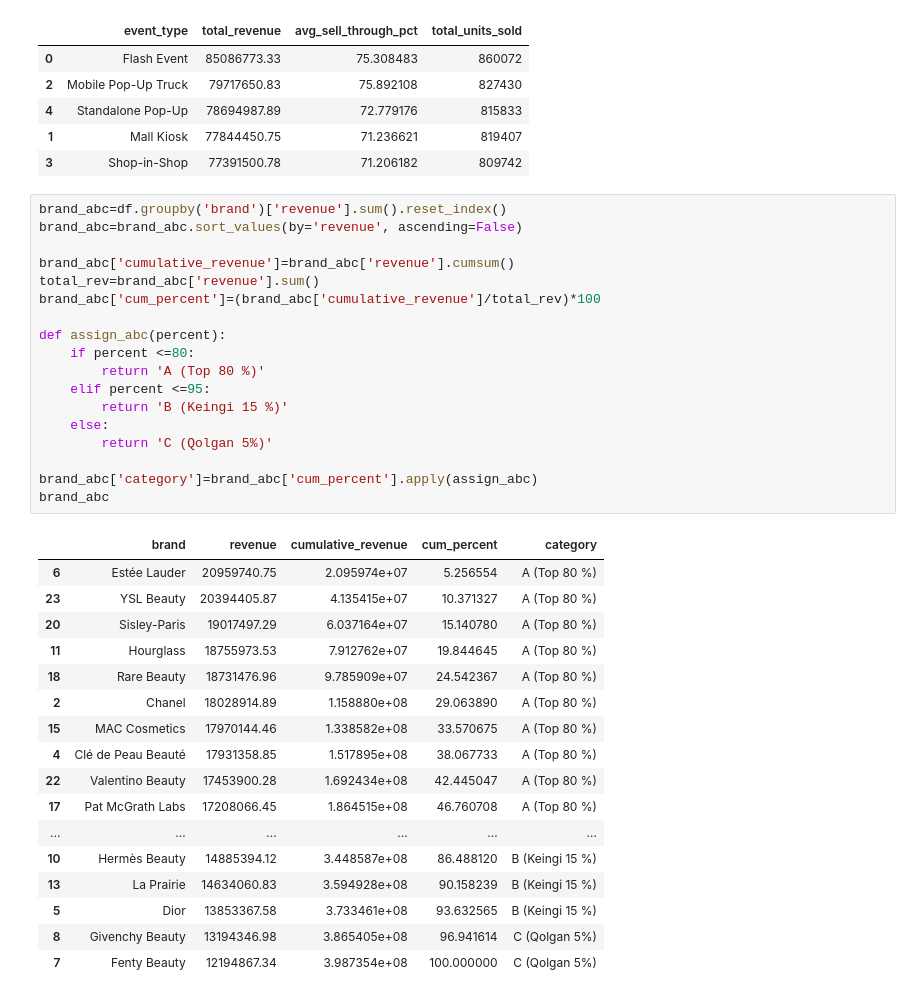
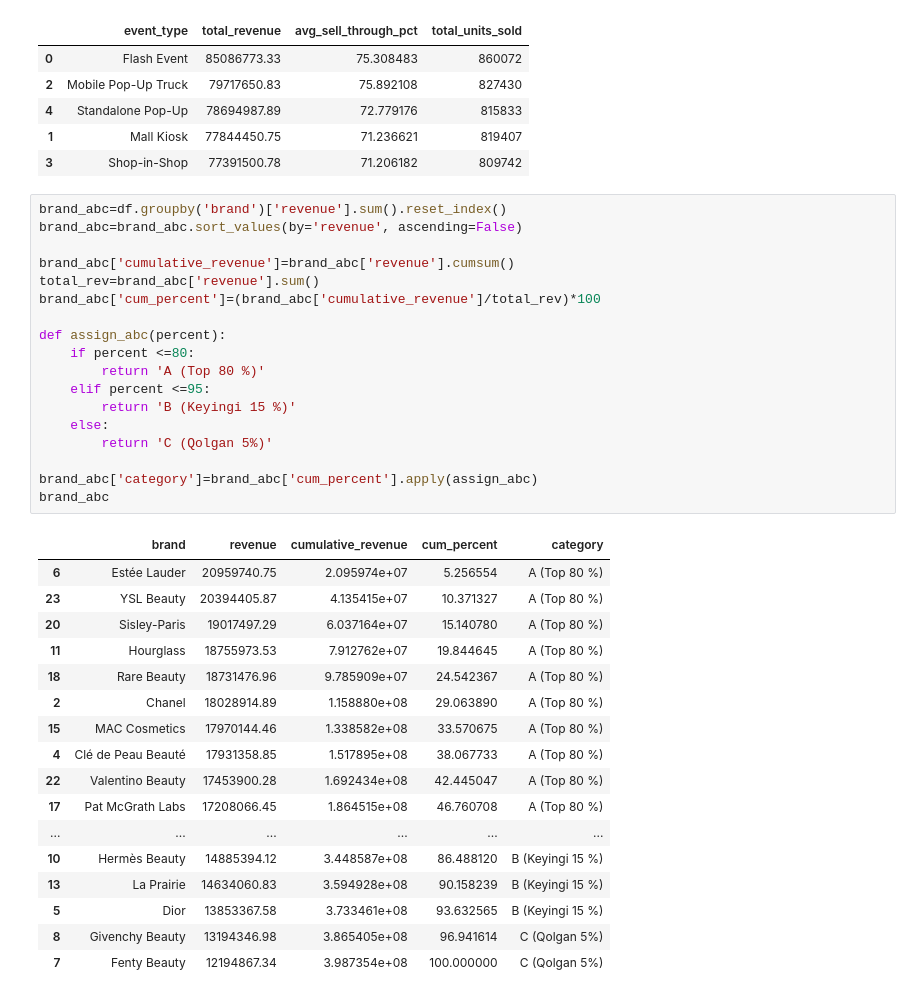
Before and after one commit to hatima-data/Luxury_cosmetics_analysis, a Jupyter notebook: luxury_cosmetics.ipynb, the cells around one changed output. Saved outputs shown, nothing was run; the diff lists cells and outputs as text.

```diff
--- a/luxury_cosmetics.ipynb
+++ b/luxury_cosmetics.ipynb
@@ -255,36 +284,36 @@ event_analysis
 # %%
 brand_abc=df.groupby('brand')['revenue'].sum().reset_index()
 brand_abc=brand_abc.sort_values(by='revenue', ascending=False)
 
 brand_abc['cumulative_revenue']=brand_abc['revenue'].cumsum()
 total_rev=brand_abc['revenue'].sum()
 brand_abc['cum_percent']=(brand_abc['cumulative_revenue']/total_rev)*100
 
 def assign_abc(percent):
     if percent <=80:
         return 'A (Top 80 %)'
     elif percent <=95:
-        return 'B (Keingi 15 %)'
+        return 'B (Keyingi 15 %)'
     else:
         return 'C (Qolgan 5%)'
 
 brand_abc['category']=brand_abc['cum_percent'].apply(assign_abc)
 brand_abc
 # %% [output]
 |  | brand | revenue | cumulative_revenue | cum_percent | category |
 | 6 | Estée Lauder | 20959740.75 | 2.095974e+07 | 5.256554 | A (Top 80 %) |
 | 23 | YSL Beauty | 20394405.87 | 4.135415e+07 | 10.371327 | A (Top 80 %) |
 | 20 | Sisley-Paris | 19017497.29 | 6.037164e+07 | 15.140780 | A (Top 80 %) |
 | 11 | Hourglass | 18755973.53 | 7.912762e+07 | 19.844645 | A (Top 80 %) |
 | 18 | Rare Beauty | 18731476.96 | 9.785909e+07 | 24.542367 | A (Top 80 %) |
 | 2 | Chanel | 18028914.89 | 1.158880e+08 | 29.063890 | A (Top 80 %) |
 | 15 | MAC Cosmetics | 17970144.46 | 1.338582e+08 | 33.570675 | A (Top 80 %) |
 | 4 | Clé de Peau Beauté | 17931358.85 | 1.517895e+08 | 38.067733 | A (Top 80 %) |
 | 22 | Valentino Beauty | 17453900.28 | 1.692434e+08 | 42.445047 | A (Top 80 %) |
 | 17 | Pat McGrath Labs | 17208066.45 | 1.864515e+08 | 46.760708 | A (Top 80 %) |
 | ... | ... | ... | ... | ... | ... |
-| 10 | Hermès Beauty | 14885394.12 | 3.448587e+08 | 86.488120 | B (Keingi 15 %) |
-| 13 | La Prairie | 14634060.83 | 3.594928e+08 | 90.158239 | B (Keingi 15 %) |
-| 5 | Dior | 13853367.58 | 3.733461e+08 | 93.632565 | B (Keingi 15 %) |
+| 10 | Hermès Beauty | 14885394.12 | 3.448587e+08 | 86.488120 | B (Keyingi 15 %) |
+| 13 | La Prairie | 14634060.83 | 3.594928e+08 | 90.158239 | B (Keyingi 15 %) |
+| 5 | Dior | 13853367.58 | 3.733461e+08 | 93.632565 | B (Keyingi 15 %) |
 | 8 | Givenchy Beauty | 13194346.98 | 3.865405e+08 | 96.941614 | C (Qolgan 5%) |
 | 7 | Fenty Beauty | 12194867.34 | 3.987354e+08 | 100.000000 | C (Qolgan 5%) |
```
Also changed, not shown: parts of 6 cells of this notebook.
